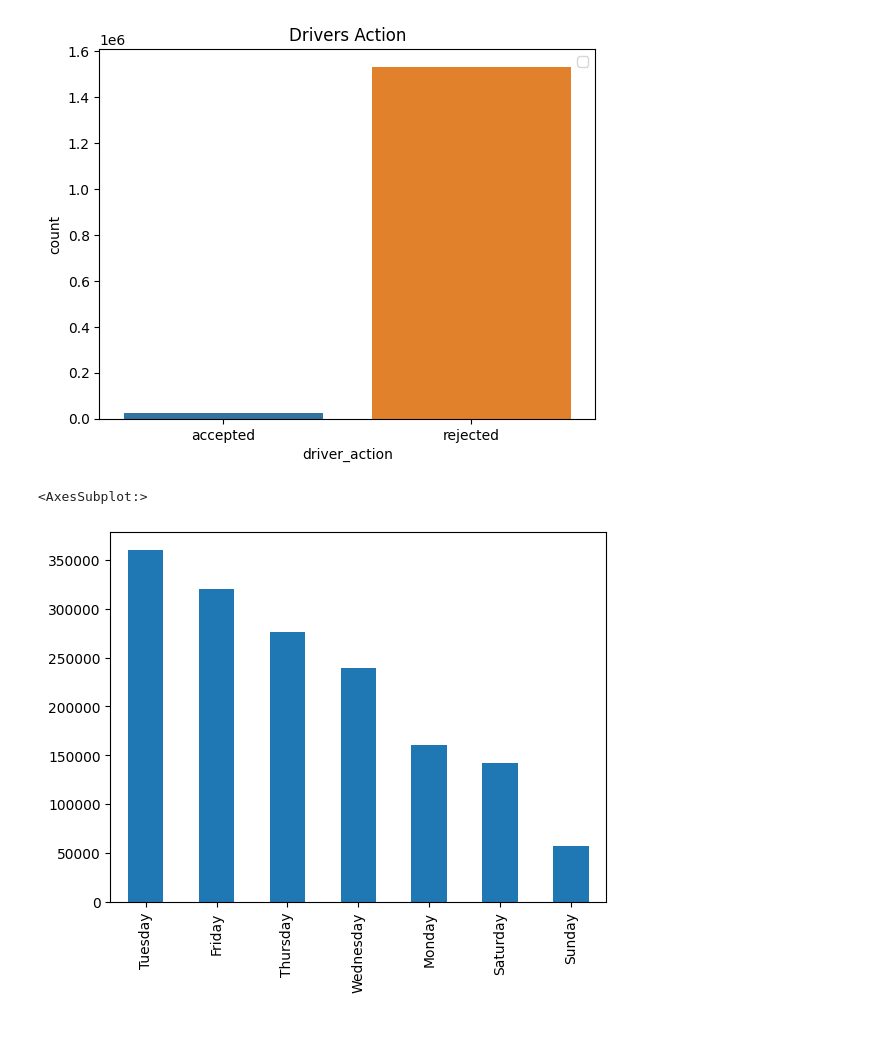
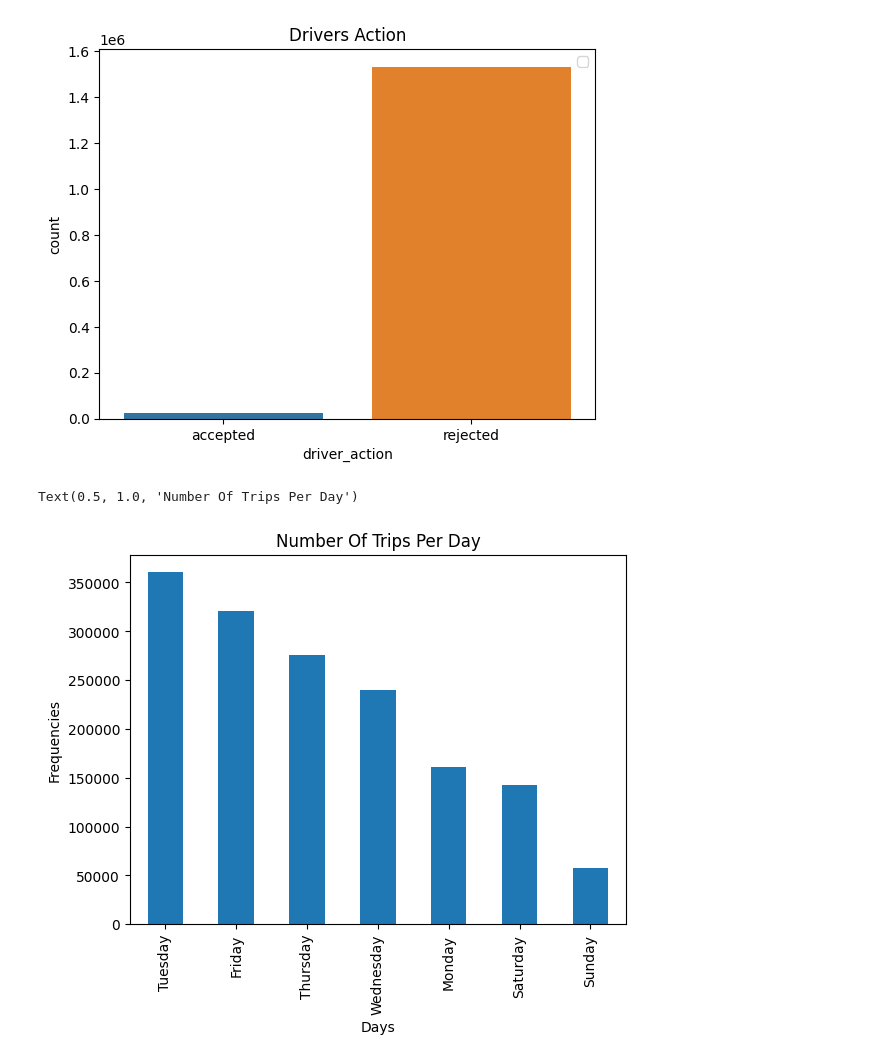
Before and after one commit to nahomHmichael/gokada-delivery-optimisation-with-causal-inference, a Jupyter notebook: notebooks/EDA.ipynb, the cells around one changed output. Saved outputs shown, nothing was run; the diff lists cells and outputs as text; code cells hidden in the pictures; blank space fills up the shorter version.

```diff
--- a/notebooks/EDA.ipynb
+++ b/notebooks/EDA.ipynb
@@ -455,6 +464,9 @@ No artists with labels found to put in legend.  Note that artists whose label st
 # %%
 # plot number of trips on each day of the week
 merge_df['day_of_week'].value_counts().plot(kind='bar')
+plt.xlabel('Days')
+plt.ylabel('Frequencies')
+plt.title('Number Of Trips Per Day')
 # %% [output]
-<AxesSubplot:>
+Text(0.5, 1.0, 'Number Of Trips Per Day')
-[figure, old version]
+[figure, new version]
```
Also changed, not shown: parts of 2 cells of this notebook.
